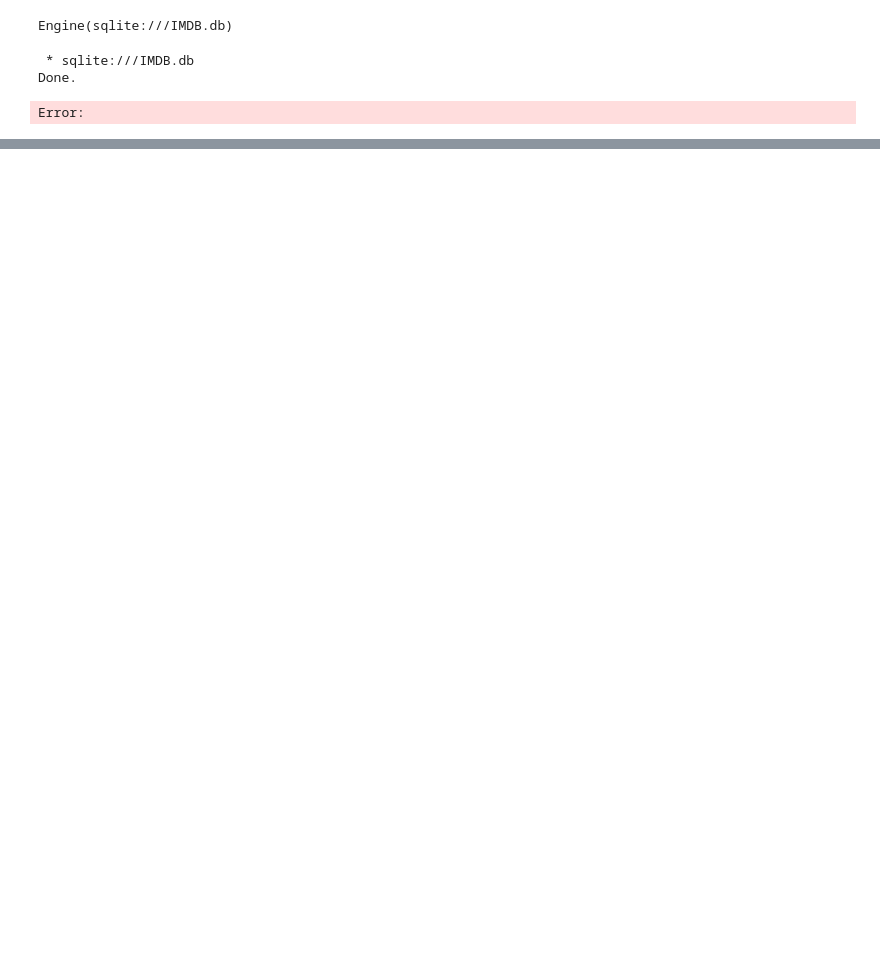
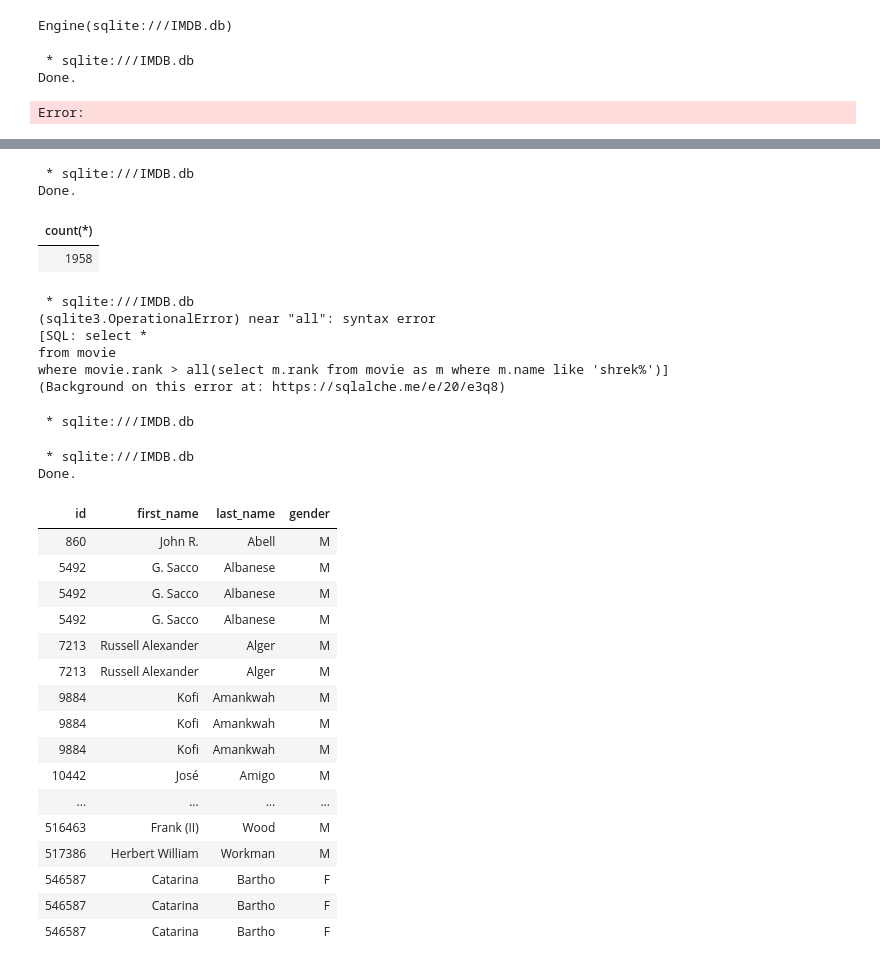
Before and after one commit to CSCI210-FW/CSCI210-0AC-FW-202530-Demos, a Jupyter notebook: IMDB.ipynb, the cells around one changed output, grey strips where cells are left out. Saved outputs shown, nothing was run; the diff lists cells and outputs as text; code cells hidden in the pictures; blank space fills up the shorter version.

```diff
--- a/IMDB.ipynb
+++ b/IMDB.ipynb
@@ -65,0 +48,64 @@ Done.
+# %%
+%%sql
+select count(*)
+from actor
+join cast as c on actor.id = c.actor_id
+join movie on movie.id = c.movie_id
+where actor_id in (select distinct a.id
+                   from actor as a
+                    join cast as c2 on c2.actor_id = a.id
+                    join movie as m on c2.movie_id = m.id
+                   where m.name like 'shrek%')
+# %% [output]
+ * sqlite:///IMDB.db
+Done.
+| count(*) |
+| 1958 |
+# %%
+%%sql
+select *
+from movie
+where movie.rank > all(select m.rank from movie as m where m.name like 'shrek%')
+# %% [output]
+ * sqlite:///IMDB.db
+(sqlite3.OperationalError) near "all": syntax error
+[SQL: select *
+from movie
+where movie.rank > all(select m.rank from movie as m where m.name like 'shrek%')]
+(Background on this error at: https://sqlalche.me/e/20/e3q8)
+# %%
+%%sql
+select *
+from actor
+where exists (select *  from actor as a
+join cast as c on a.id = c.actor_id
+join movie on movie.id = c.movie_id where a.id = actor.id and movie.name like 'shrek%')
+# %% [output]
+ * sqlite:///IMDB.db
+# %%
+%%sql
+select actor.*
+from actor
+join cast as cas on actor.id == cas.actor_id
+join movie on cas.movie_id == movie.id
+where movie.year > 1850 and movie.year < 1900
+# %% [output]
+ * sqlite:///IMDB.db
+Done.
+| id | first_name | last_name | gender |
+| 860 | John R. | Abell | M |
+| 5492 | G. Sacco | Albanese | M |
+| 5492 | G. Sacco | Albanese | M |
+| 5492 | G. Sacco | Albanese | M |
+| 7213 | Russell Alexander | Alger | M |
+| 7213 | Russell Alexander | Alger | M |
+| 9884 | Kofi | Amankwah | M |
+| 9884 | Kofi | Amankwah | M |
+| 9884 | Kofi | Amankwah | M |
+| 10442 | José | Amigo | M |
+| ... | ... | ... | ... |
+| 516463 | Frank (II) | Wood | M |
+| 517386 | Herbert William | Workman | M |
+| 546587 | Catarina | Bartho | F |
+| 546587 | Catarina | Bartho | F |
+| 546587 | Catarina | Bartho | F |
```
Also changed, not shown: parts of 2 cells of this notebook, 1 other file.
